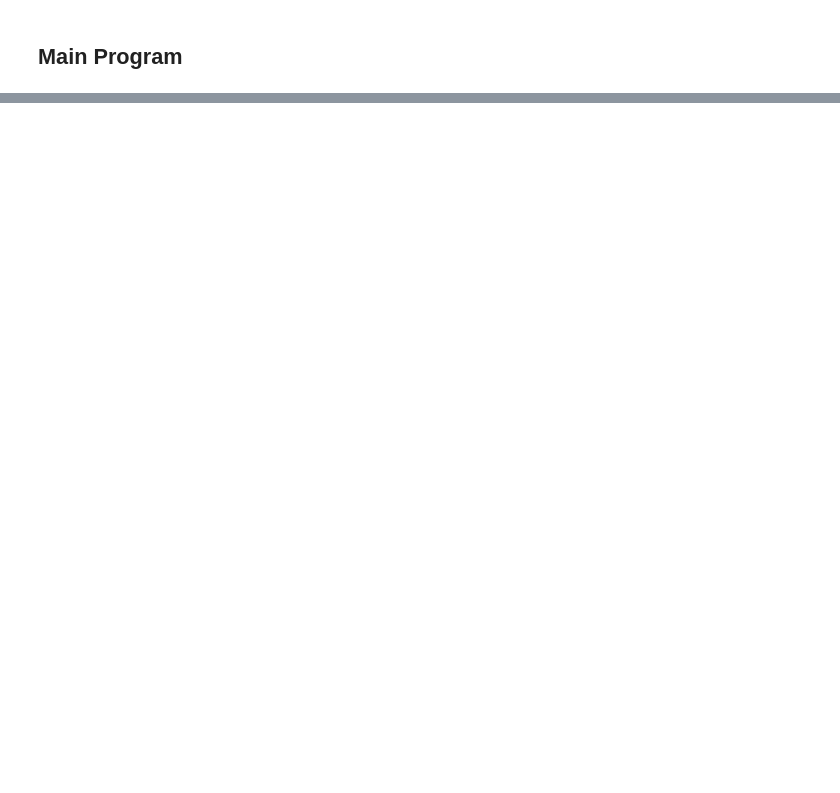
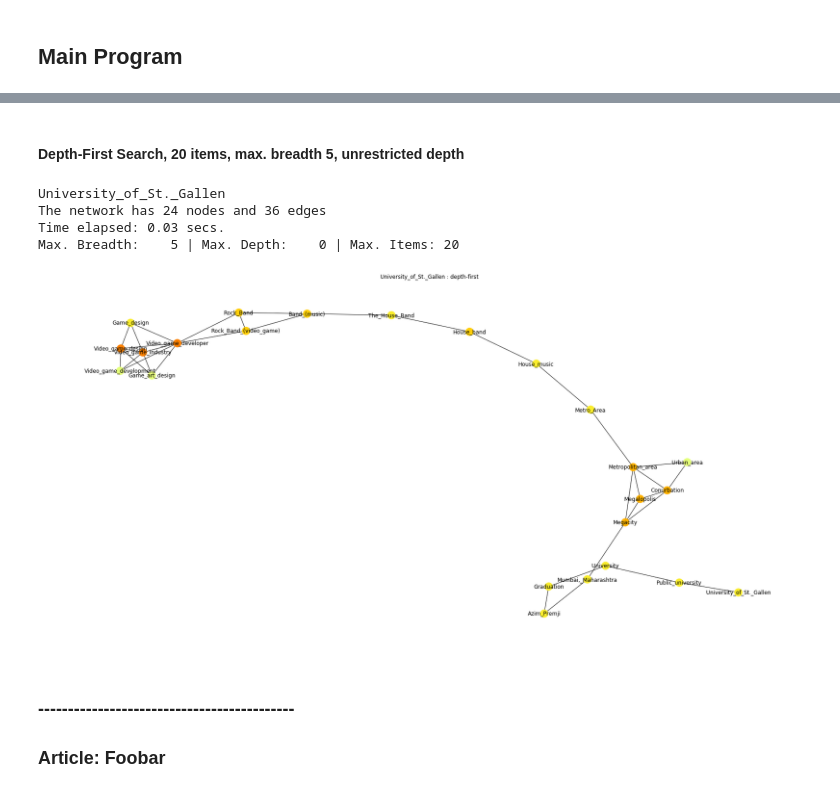
Before and after one commit to CrazySwimmer/Wikipedia-mapping, a Jupyter notebook: wiki-mapper.ipynb, the cells around one changed output, grey strips where cells are left out. Cells and saved outputs as stored; diff of their text form; code cells hidden in the pictures; blank space fills up the shorter version.

```diff
--- a/wiki-mapper.ipynb
+++ b/wiki-mapper.ipynb
@@ -277,0 +330,24 @@ The network has 73 nodes and 174 edges
+# %% [markdown]
+#### Depth-First Search, 20 items, max. breadth 5, unrestricted depth
+# %%
+sF = 'depth'              #Search-First: 'breadth' or 'depth'
+mB = 5                      #Max breadth
+mD = 0                      #Max depth
+mI = 20                     #Max items
+with_labels=True            #Label names for nodes
+flexible_nodesize=False     #Node-size adapt to recurrence of node in the network
+
+#----------------------------------------------------------
+main_call(article=article, sF=sF, mB=mB, mD=mD, mI=mI, with_labels=with_labels,
+          flexible_nodesize=flexible_nodesize)
+# %% [output]
+University_of_St._Gallen
+The network has 24 nodes and 36 edges
+Time elapsed: 0.03 secs.
+Max. Breadth:    5 | Max. Depth:    0 | Max. Items: 20
+[figure, added]
+# %% [markdown]
+### -------------------------------------------
+
+
+### Article: Foobar
```
Also changed, not shown: parts of 24 cells of this notebook, 1 other file.
